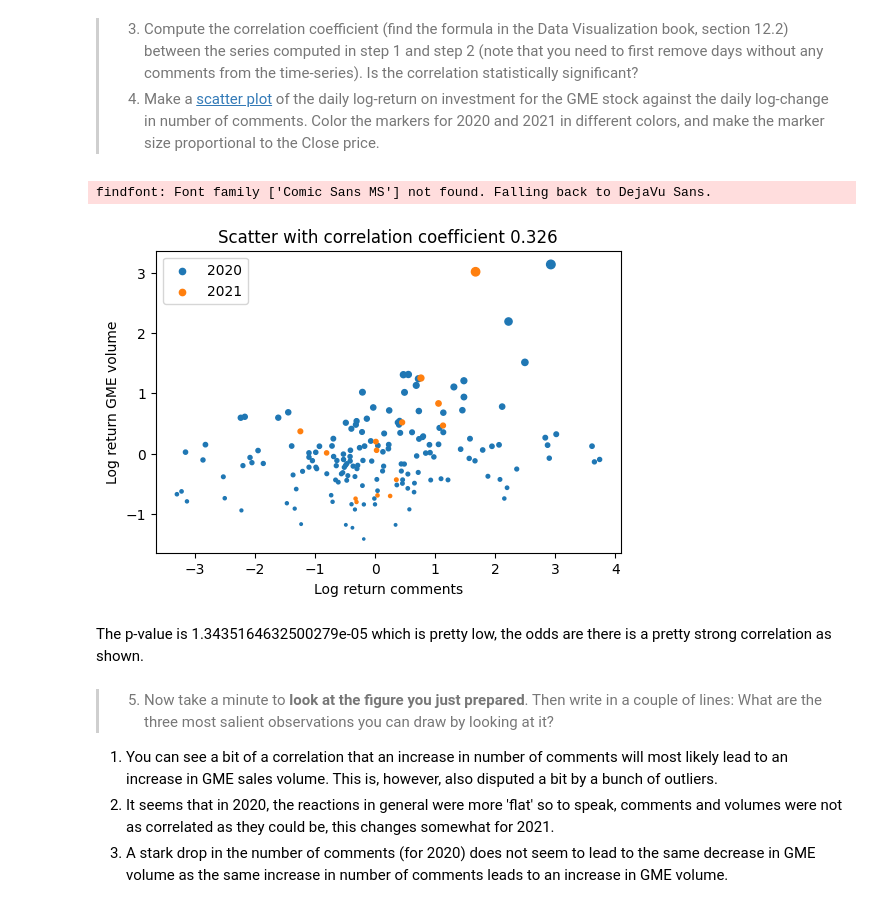
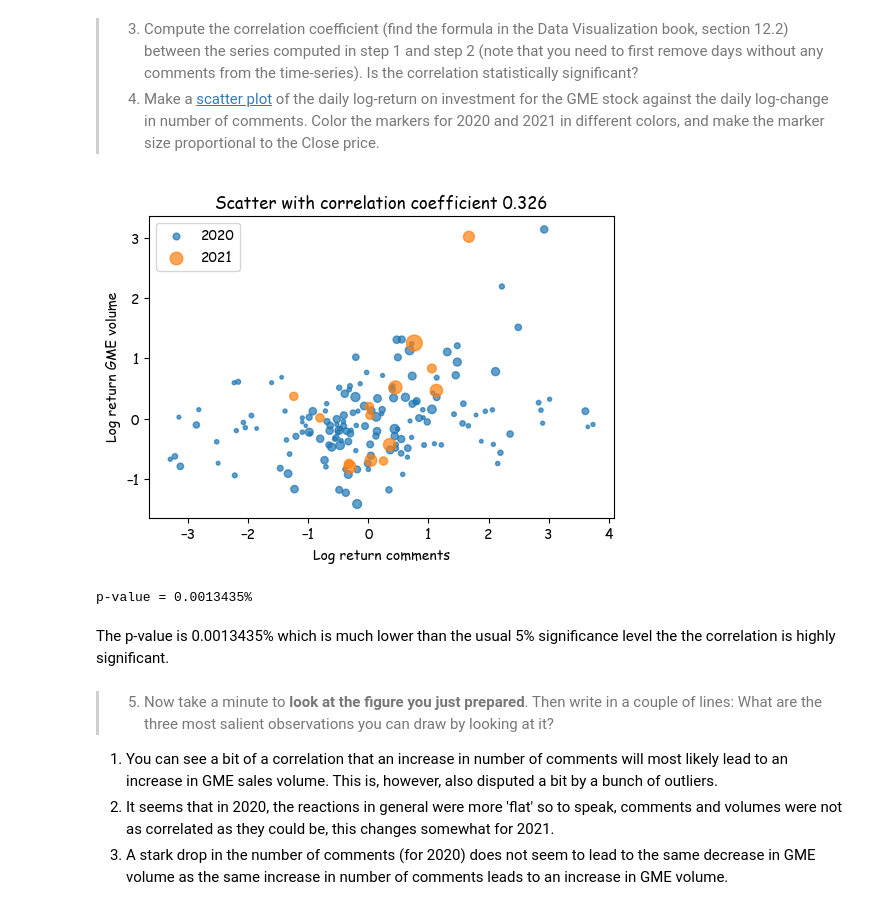
Before and after one commit to nielsenchristianole/02467-Computational-Social-Science, a Jupyter notebook: assignment1.ipynb, the cells around one changed output. Cells and saved outputs as stored; diff of their text form; code cells hidden in the pictures.

```diff
--- a/assignment1.ipynb
+++ b/assignment1.ipynb
@@ -156,7 +156,8 @@ log_return_volume = np.log(df_finance['Volume'] / df_finance['Volume'].shift())
 log_return_comments = np.log(df_finance['num_comments'] / df_finance['num_comments'].shift())
 
 df = pd.DataFrame({'Volume': log_return_volume,
-                   'num_comments': log_return_comments})
+                   'num_comments': log_return_comments,
+                   'Close': df_finance['Close']})
 
 df.replace([-np.inf, np.inf], np.nan, inplace=True)
 df.dropna(inplace=True)
@@ -166,31 +167,37 @@ df.dropna(inplace=True)
 # %%
 day_critical = datetime(year=2021, month=1, day=1)
 
 fig, ax = plt.subplots(dpi=100)
+proportion_constant = 2.
+alpha = 0.7
 
 ax.scatter(df['num_comments'][df.index < day_critical],
            df['Volume'][df.index < day_critical],
-           s=(df['Volume'][df.index < day_critical] + 3)**2,
+           s=df['Close'][df.index < day_critical]*proportion_constant,
+           alpha = alpha,
            label="2020")
 
 ax.scatter(df['num_comments'][df.index >= day_critical],
            df['Volume'][df.index >= day_critical],
-           s=(df['Volume'][df.index >= day_critical] + 3)**2,
+           s=df['Close'][df.index >= day_critical]*proportion_constant,
+           alpha = alpha,
            label="2021")
 
 ax.set_xlabel('Log return comments')
 ax.set_ylabel('Log return GME volume')
 
 correlation, p_value = pearsonr(df['num_comments'], df['Volume'])
 plt.title(f'Scatter with correlation coefficient {correlation:.3}')
 
 ax.legend()
 plt.show()
+
+print(f'p-value = {p_value:.7%}')
 # %% [output]
+[figure, new version]
-findfont: Font family ['Comic Sans MS'] not found. Falling back to DejaVu Sans.
+p-value = 0.0013435%
-[figure, old version]
-# %% [markdown]
-The p-value is 1.3435164632500279e-05 which is pretty low, the odds are there is a pretty strong correlation as shown.
+# %% [markdown]
+The p-value is 0.0013435% which is much lower than the usual 5% significance level the the correlation is highly significant.
 # %% [markdown]
 > 5. Now take a minute to __look at the figure you just prepared__. Then write in a couple of lines: What are the three most salient observations you can draw by looking at it?
 
```
Also changed, not shown: parts of 10 cells of this notebook.
